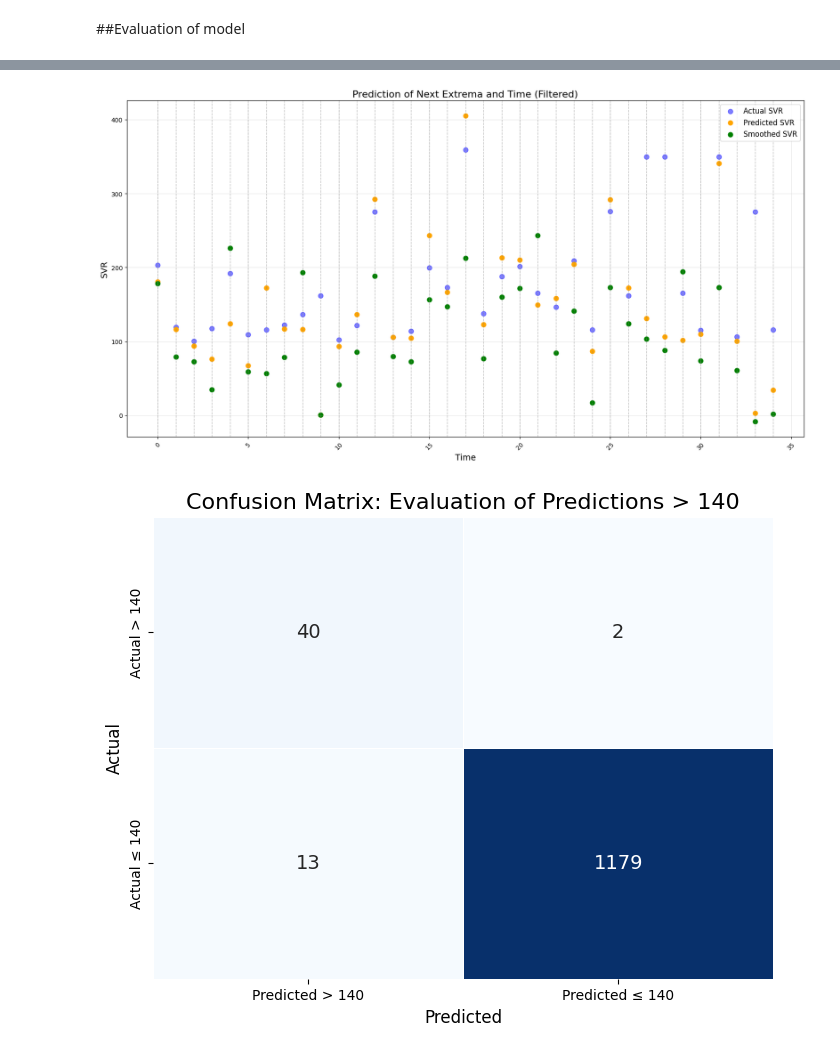
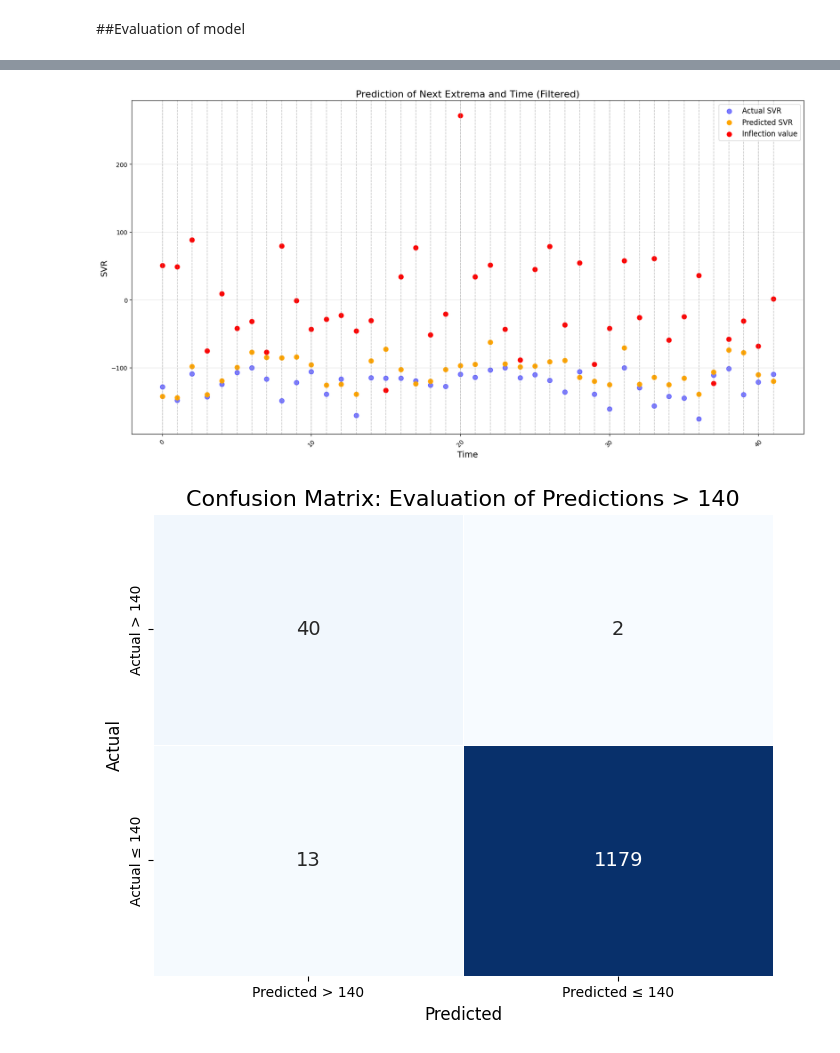
Before and after one commit to matule00/SGE, a Jupyter notebook: NN_SVR_peak_2.ipynb, the cells around one changed output, grey strips where cells are left out. Drawn from its saved outputs; the diff is of its cells as text; code cells hidden in the pictures.

```diff
--- a/NN_SVR_peak_2.ipynb
+++ b/NN_SVR_peak_2.ipynb
@@ -97,8 +97,8 @@ def plot_filtered_predictions(predictions, start_time='2024-09-01', end_time='20
     )
     plt.scatter(
         x,
-        filtered_predictions['smoothed_SVR_at_predicted_time'],
-        label='Smoothed SVR', color='green', s=60
+        filtered_predictions['inflections'],
+        label='Inflection value', color='red', s=60
     )
     for time in x:
         plt.axvline(x=time, color='gray', linestyle='--', alpha=0.5, linewidth=1)
@@ -360,26 +398,15 @@ predictions = pd.DataFrame({
 predicted_time_values = (
     SVR.loc[predictions.index, 'Time'] + pd.to_timedelta(predictions['predicted_time_offset'], unit='m')
 )
+inflections = SVR.loc[predictions.index, 'smoothed_SVR']
 predictions['predicted_time'] = predicted_time_values
-
-# Step 5: Find SVR values at predicted times
-actual_svr_at_predicted_time = []
-smoothed_svr = []
-
-for predicted_time in predicted_time_values:
-    closest_idx = (SVR['Time'] - predicted_time).abs().idxmin()
-    actual_svr_at_predicted_time.append(SVR.loc[closest_idx, 'SVR'])
-    smoothed_svr.append(SVR.loc[closest_idx, 'smoothed_SVR'])
-
-# Add SVR values to the DataFrame
-predictions['actual_svr_at_predicted_time'] = actual_svr_at_predicted_time
-predictions['smoothed_SVR_at_predicted_time'] = smoothed_svr
+predictions['inflections'] = inflections
 # %%
-predictions0 = predictions[predictions['actual_value'] > 100]
+predictions0 = predictions[predictions['actual_value'] < -100]
 
 plot_filtered_predictions(predictions0)
 # %% [output]
-[figure, old version]
+[figure, new version]
 # %%
 evaluate_predictions(predictions, threshold=140, use_absolute=False)
 # %% [output]
```
Also changed, not shown: parts of 6 cells of this notebook.
